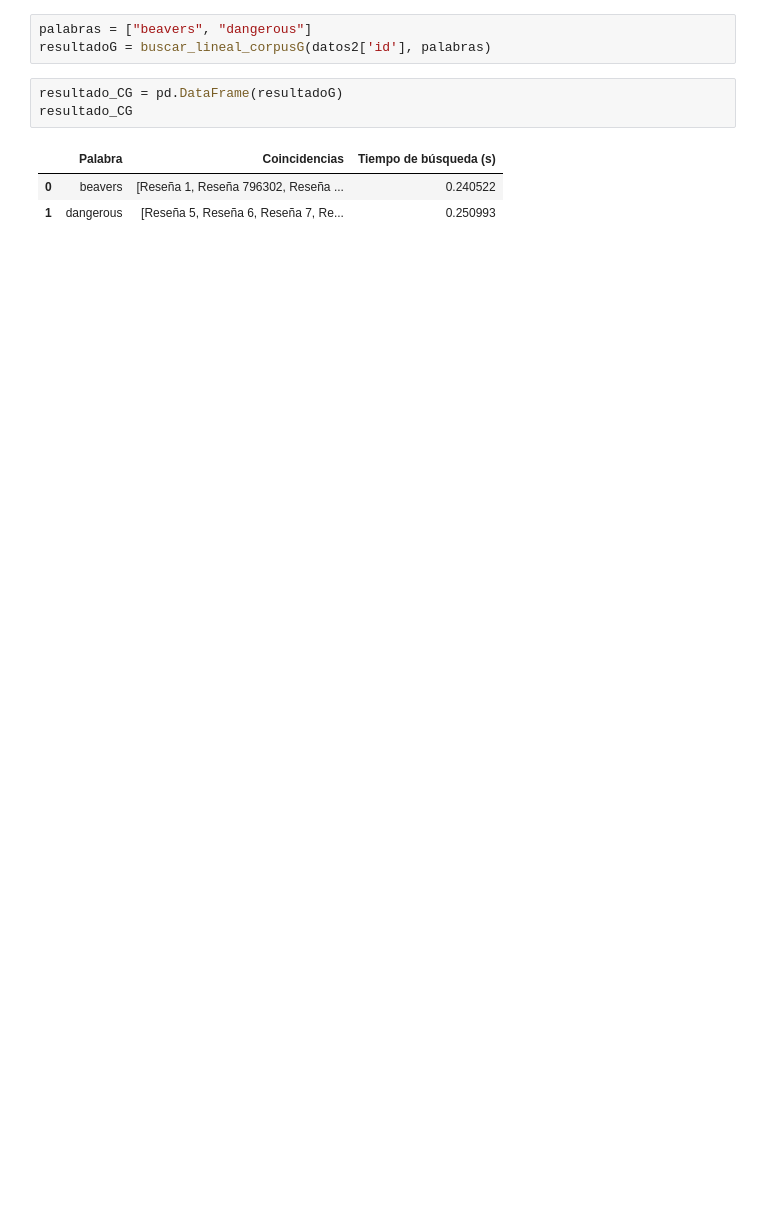
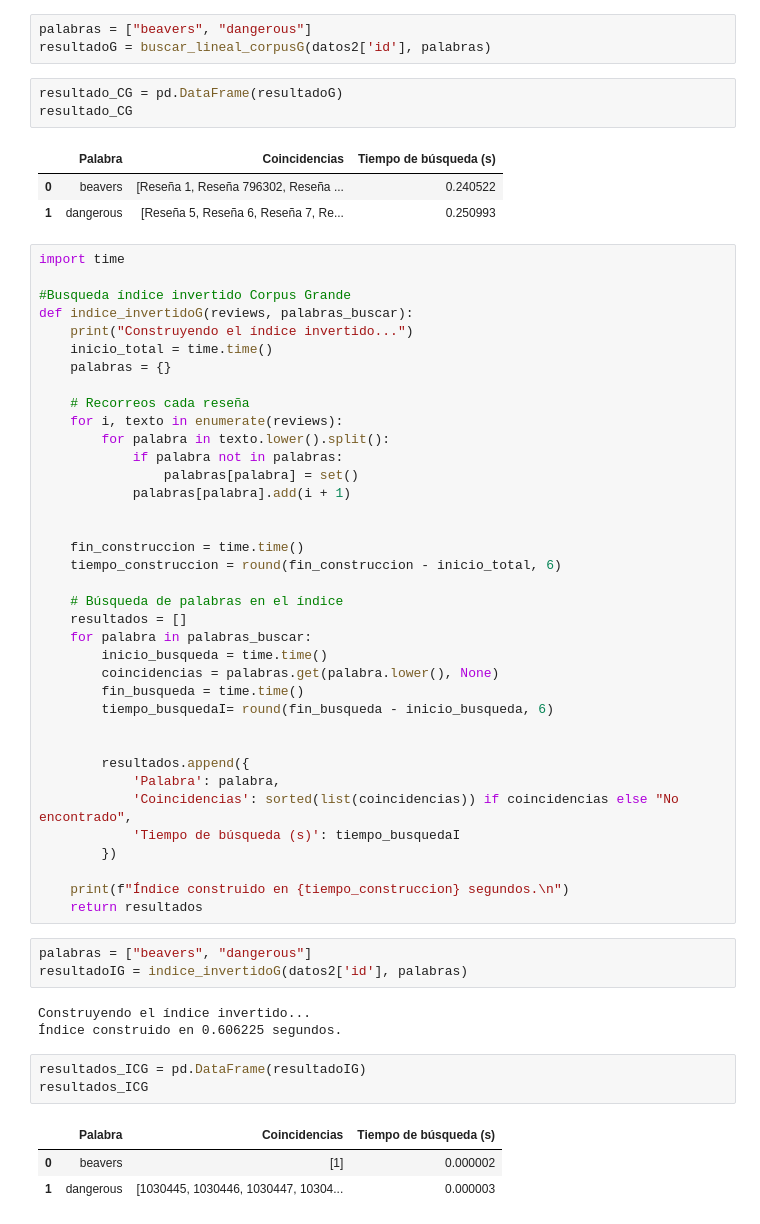
Before and after one commit to AngelFalcon2w3/RecuperacionInformacion, a Jupyter notebook: 01-busqueda-basica-angelfalcon.ipynb, the cells around one changed output. Drawn from its saved outputs; the diff is of its cells as text; blank space fills up the shorter version.

```diff
--- a/01-busqueda-basica-angelfalcon.ipynb
+++ b/01-busqueda-basica-angelfalcon.ipynb
@@ -251,3 +299,53 @@ resultado_CG
 |  | Palabra | Coincidencias | Tiempo de búsqueda (s) |
 | 0 | beavers | [Reseña 1, Reseña 796302, Reseña ... | 0.240522 |
 | 1 | dangerous | [Reseña 5, Reseña 6, Reseña 7, Re... | 0.250993 |
+# %%
+import time
+
+#Busqueda índice invertido Corpus Grande
+def indice_invertidoG(reviews, palabras_buscar):
+    print("Construyendo el índice invertido...")
+    inicio_total = time.time()
+    palabras = {}
+
+    # Recorreos cada reseña
+    for i, texto in enumerate(reviews):
+        for palabra in texto.lower().split():
+            if palabra not in palabras:
+                palabras[palabra] = set()
+            palabras[palabra].add(i + 1)
+
+
+    fin_construccion = time.time()
+    tiempo_construccion = round(fin_construccion - inicio_total, 6)
+
+    # Búsqueda de palabras en el índice
+    resultados = []
+    for palabra in palabras_buscar:
+        inicio_busqueda = time.time()
+        coincidencias = palabras.get(palabra.lower(), None)
+        fin_busqueda = time.time()
+        tiempo_busquedaI= round(fin_busqueda - inicio_busqueda, 6)
+
+
+        resultados.append({
+            'Palabra': palabra,
+            'Coincidencias': sorted(list(coincidencias)) if coincidencias else "No encontrado",
+            'Tiempo de búsqueda (s)': tiempo_busquedaI
+        })
+
+    print(f"Índice construido en {tiempo_construccion} segundos.\n")
+    return resultados
+# %%
+palabras = ["beavers", "dangerous"]
+resultadoIG = indice_invertidoG(datos2['id'], palabras)
+# %% [output]
+Construyendo el índice invertido...
+Índice construido en 0.606225 segundos.
+# %%
+resultados_ICG = pd.DataFrame(resultadoIG)
+resultados_ICG
+# %% [output]
+|  | Palabra | Coincidencias | Tiempo de búsqueda (s) |
+| 0 | beavers | [1] | 0.000002 |
+| 1 | dangerous | [1030445, 1030446, 1030447, 10304... | 0.000003 |
```
Also changed, not shown: parts of 4 cells of this notebook.
